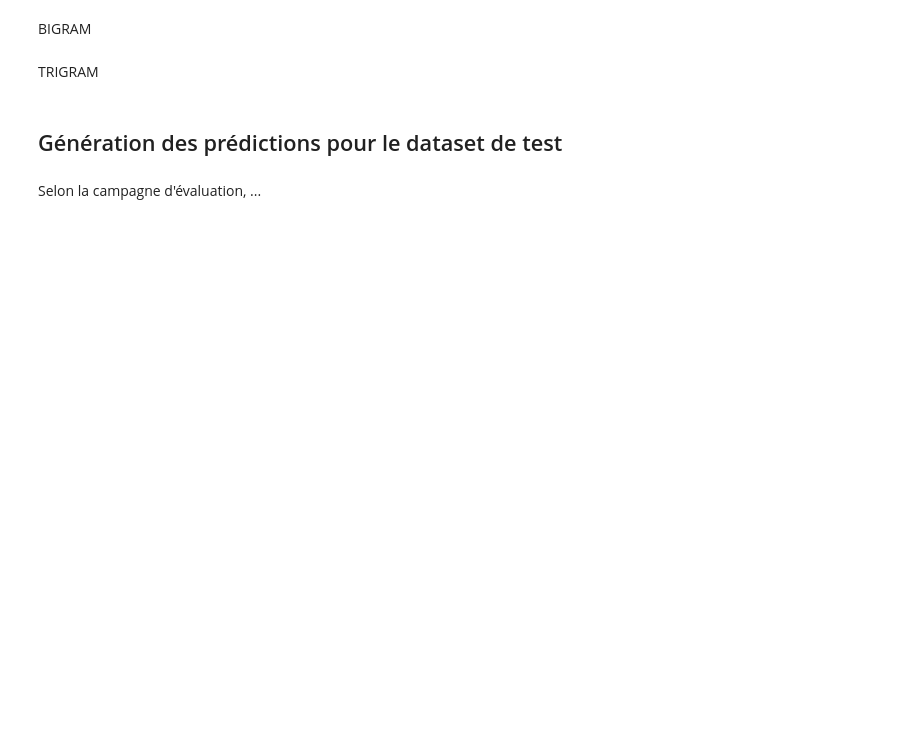
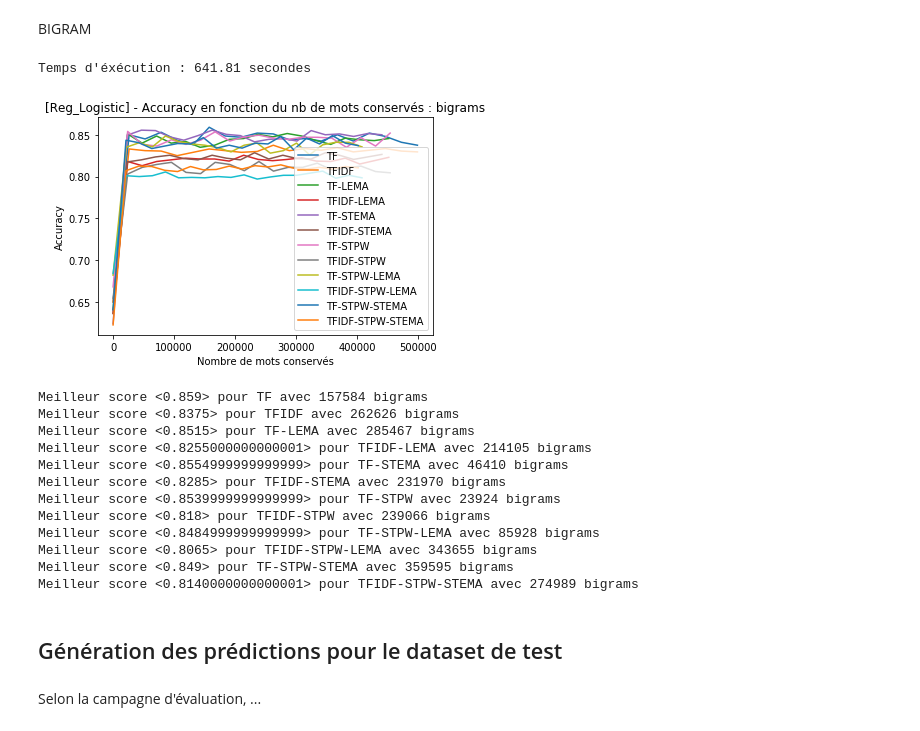
Before and after one commit to Dorian25/TAL2020, a Jupyter notebook: AnalyseSentiment/analyse_sentiments_quaboul_ikhlef.ipynb, the cells around one changed output. Cells and saved outputs as stored; diff of their text form; code cells hidden in the pictures; blank space fills up the shorter version.

```diff
--- a/AnalyseSentiment/analyse_sentiments_quaboul_ikhlef.ipynb
+++ b/AnalyseSentiment/analyse_sentiments_quaboul_ikhlef.ipynb
@@ -605,6 +604,19 @@ logistic1 = campagne_evaluation(corpus, np.array(labels), fusion_stopwords, 1, "
 # %% [markdown]
 BIGRAM
 # %%
-logistic2 = campagne_evaluation(corpus, np.array(labels), fusion_stopwords, 2, "[Reg_Logistic]")
+logistic2 = campagne_evaluation(all_corpus, np.array(labels), fusion_stopwords, 2, "[Reg_Logistic]",best_reg_logistic)
+# %% [output]
+Temps d'éxécution : 641.81 secondes
+[figure, added]
+Meilleur score <0.859> pour TF avec 157584 bigrams
+Meilleur score <0.8375> pour TFIDF avec 262626 bigrams
+Meilleur score <0.8515> pour TF-LEMA avec 285467 bigrams
+Meilleur score <0.8255000000000001> pour TFIDF-LEMA avec 214105 bigrams
+Meilleur score <0.8554999999999999> pour TF-STEMA avec 46410 bigrams
+Meilleur score <0.8285> pour TFIDF-STEMA avec 231970 bigrams
+Meilleur score <0.8539999999999999> pour TF-STPW avec 23924 bigrams
+Meilleur score <0.818> pour TFIDF-STPW avec 239066 bigrams
+Meilleur score <0.8484999999999999> pour TF-STPW-LEMA avec 85928 bigrams
+Meilleur score <0.8065> pour TFIDF-STPW-LEMA avec 343655 bigrams
+Meilleur score <0.849> pour TF-STPW-STEMA avec 359595 bigrams
+Meilleur score <0.8140000000000001> pour TFIDF-STPW-STEMA avec 274989 bigrams
-# %% [markdown]
-TRIGRAM
```
Also changed, not shown: parts of 29 cells of this notebook, 3 other files.
